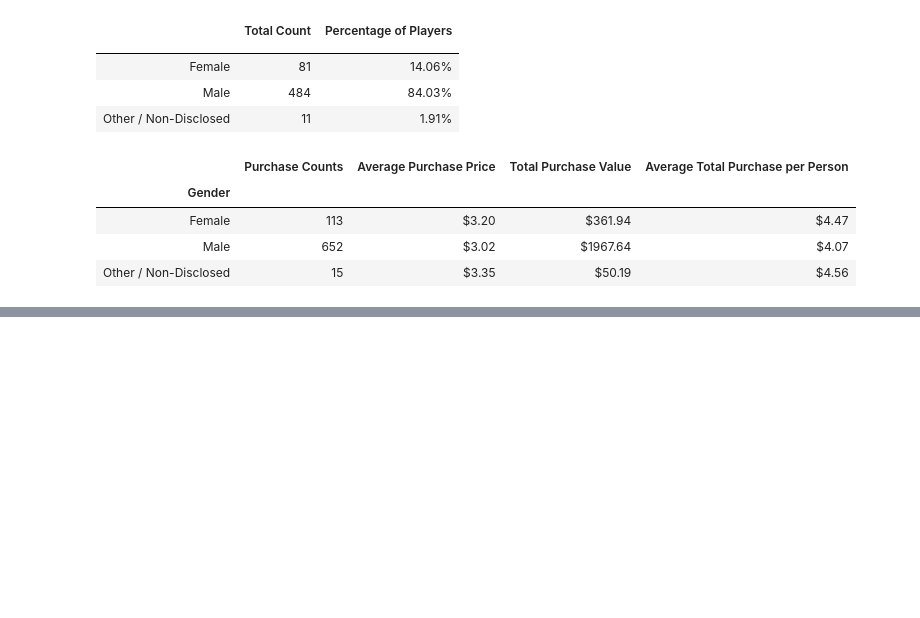
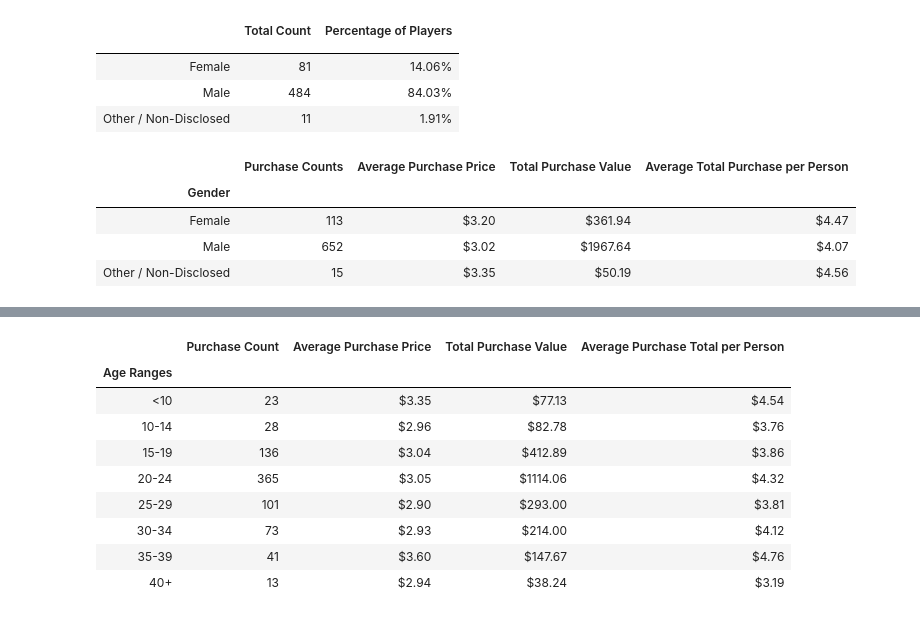
Before and after one commit to nadireag/pandas-challenge, a Jupyter notebook: HerosOfPymoli.ipynb, the cells around one changed output, grey strips where cells are left out. Drawn from its saved outputs; the diff is of its cells as text; code cells hidden in the pictures; blank space fills up the shorter version.

```diff
--- a/HerosOfPymoli.ipynb
+++ b/HerosOfPymoli.ipynb
@@ -112,0 +171,38 @@ purchasing_df
+# %%
+# Get top five spenders by total purchase value
+# Find purchase count for each age range
+purchase_count = age_df["Purchase ID"].count()
+purchase_count
+# Find average purchse price for each age range
+avg_purchase = age_df["Price"].mean()
+avg_purchase
+# Find total purchase value for each age range
+total_value = age_df["Price"].sum()
+total_value
+# Find average purchase total per person by dividing total value by unique age count
+avg_total = total_value / age_count
+avg_total
+
+# Create a summary table for results
+age_purchasing_df = pd.DataFrame ({"Purchase Count": purchase_count,
+                                  "Average Purchase Price": avg_purchase,
+                                  "Total Purchase Value": total_value,
+                                  "Average Purchase Total per Person": avg_total})
+
+# Format Average price, total purchase and average purchase values
+age_purchasing_df["Average Purchase Price"] = age_purchasing_df["Average Purchase Price"].map("${:.2f}".format)
+age_purchasing_df["Total Purchase Value"] = age_purchasing_df["Total Purchase Value"].map("${:.2f}".format)
+age_purchasing_df["Average Purchase Total per Person"] = age_purchasing_df["Average Purchase Total per Person"].map("${:.2f}".format)
+
+age_purchasing_df
+# %% [output]
+|  | Purchase Count | Average Purchase Price | Total Purchase Value | Average Purchase Total per Person |
+| Age Ranges |  |  |  |  |
+| <10 | 23 | $3.35 | $77.13 | $4.54 |
+| 10-14 | 28 | $2.96 | $82.78 | $3.76 |
+| 15-19 | 136 | $3.04 | $412.89 | $3.86 |
+| 20-24 | 365 | $3.05 | $1114.06 | $4.32 |
+| 25-29 | 101 | $2.90 | $293.00 | $3.81 |
+| 30-34 | 73 | $2.93 | $214.00 | $4.12 |
+| 35-39 | 41 | $3.60 | $147.67 | $4.76 |
+| 40+ | 13 | $2.94 | $38.24 | $3.19 |
```
Also changed, not shown: parts of 5 cells of this notebook.
